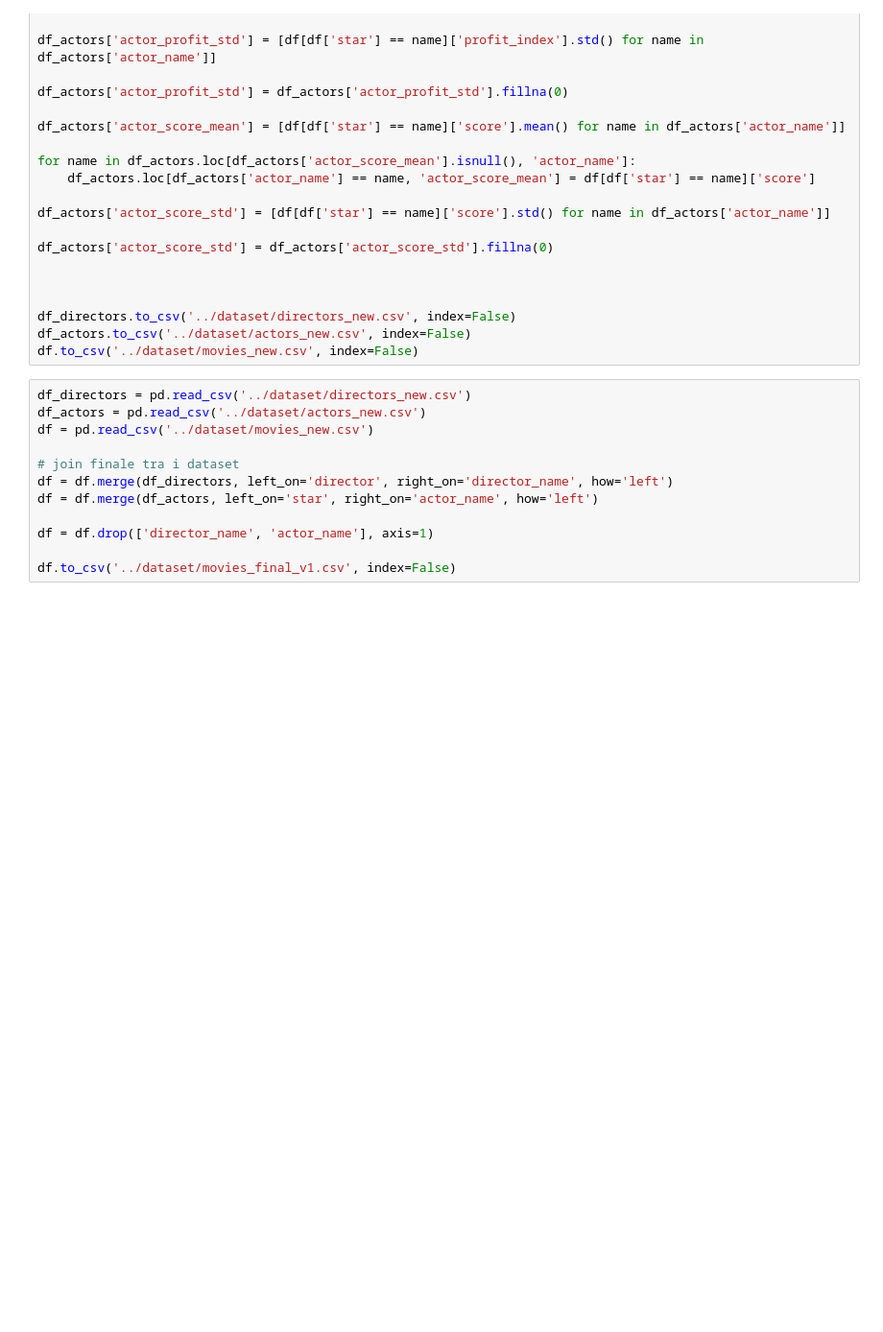
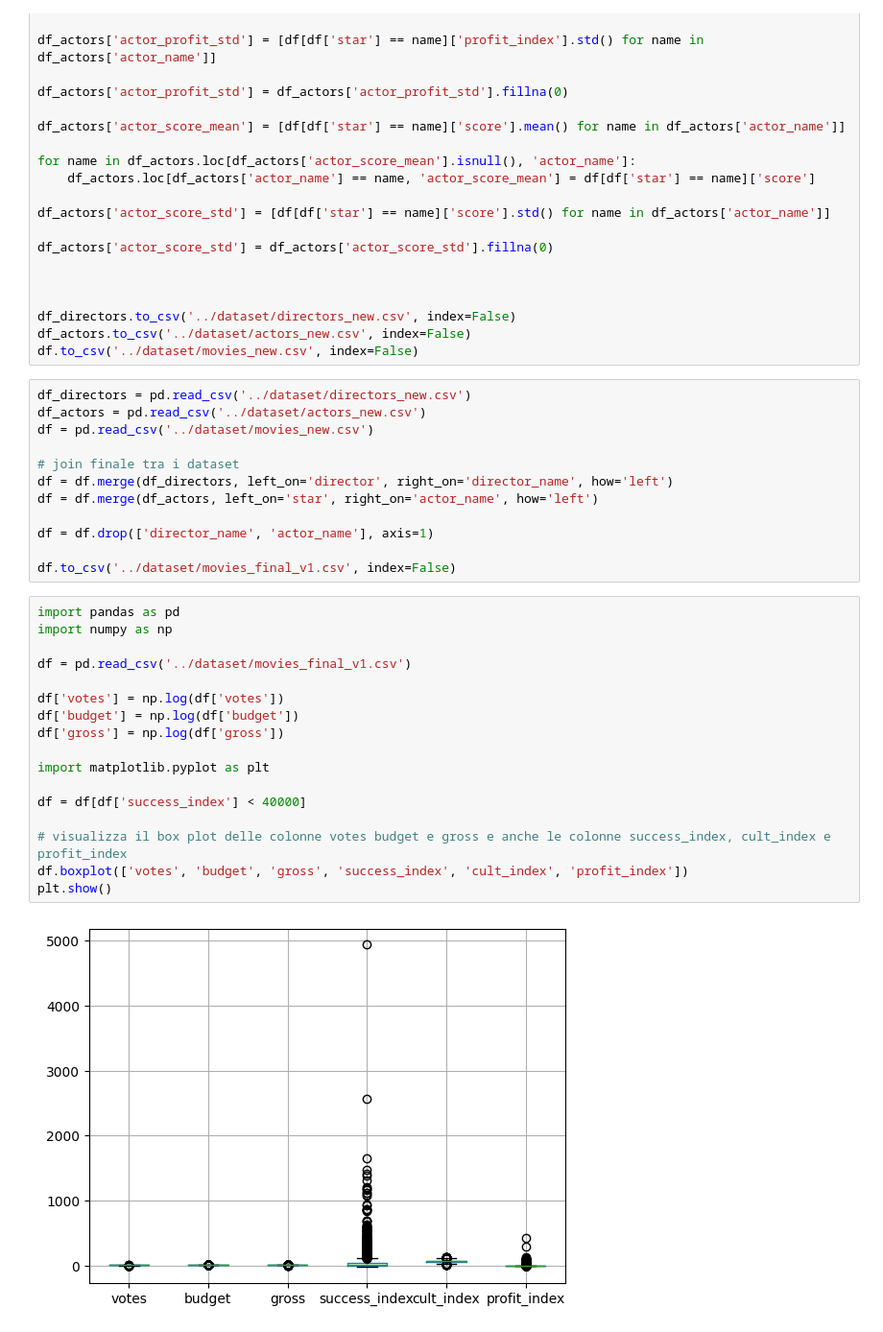
Before and after one commit to giosteh/ProgettoICon-MovieIndustryInsider, a Jupyter notebook: source/kb.ipynb, the cells around one changed output. Shown at 96% size. Cells and saved outputs as stored; diff of their text form; blank space fills up the shorter version.

```diff
--- a/source/kb.ipynb
+++ b/source/kb.ipynb
@@ -115,3 +115,22 @@ df = df.merge(df_actors, left_on='star', right_on='actor_name', how='left')
 df = df.drop(['director_name', 'actor_name'], axis=1)
 
 df.to_csv('../dataset/movies_final_v1.csv', index=False)
+# %%
+import pandas as pd
+import numpy as np
+
+df = pd.read_csv('../dataset/movies_final_v1.csv')
+
+df['votes'] = np.log(df['votes'])
+df['budget'] = np.log(df['budget'])
+df['gross'] = np.log(df['gross'])
+
+import matplotlib.pyplot as plt
+
+df = df[df['success_index'] < 40000]
+
+# visualizza il box plot delle colonne votes budget e gross e anche le colonne success_index, cult_index e profit_index
+df.boxplot(['votes', 'budget', 'gross', 'success_index', 'cult_index', 'profit_index'])
+plt.show()
+# %% [output]
+[figure, added]
```
Also changed, not shown: parts of 2 cells of this notebook, 4 other files.
